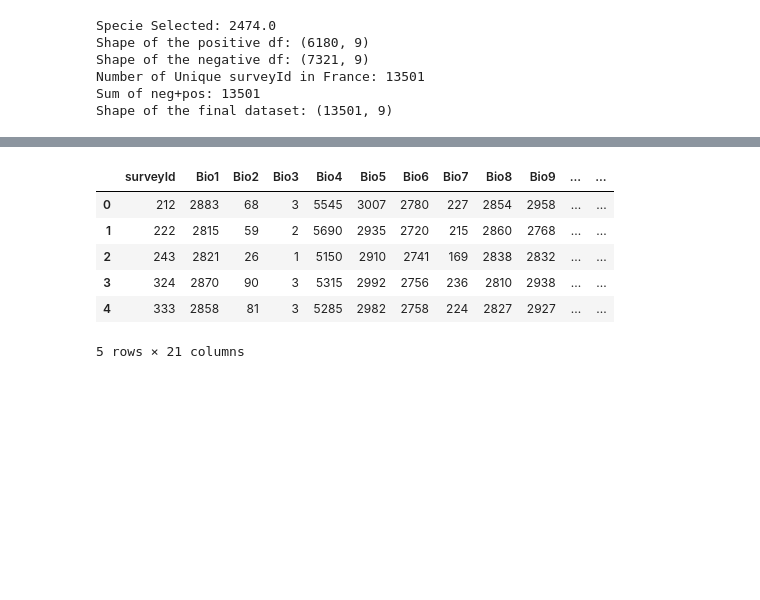
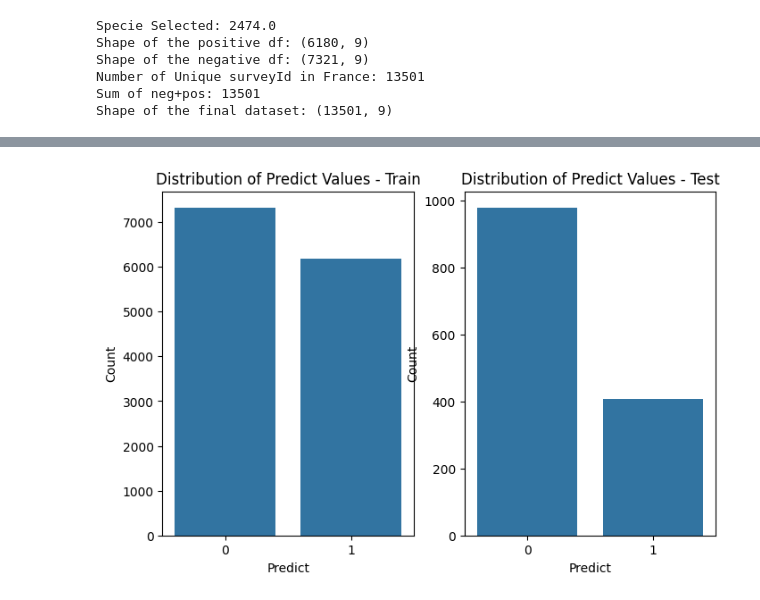
Before and after one commit to emanuel-gf/PlantNet-Species-ML-Project, a Jupyter notebook: reduce_df.ipynb, the cells around one changed output, grey strips where cells are left out. Saved outputs shown, nothing was run; the diff lists cells and outputs as text; code cells hidden in the pictures; blank space fills up the shorter version.

```diff
--- a/reduce_df.ipynb
+++ b/reduce_df.ipynb
@@ -239,10 +220,0 @@ climatic = pd.read_csv("/mnt/d/desktop/COPERNICUS/Classes/3-semester/ml/species/
-# %%
-climatic.head()
-# %% [output]
-|  | surveyId | Bio1 | Bio2 | Bio3 | Bio4 | Bio5 | Bio6 | Bio7 | Bio8 | Bio9 | ... | ... |
-| 0 | 212 | 2883 | 68 | 3 | 5545 | 3007 | 2780 | 227 | 2854 | 2958 | ... | ... |
-| 1 | 222 | 2815 | 59 | 2 | 5690 | 2935 | 2720 | 215 | 2860 | 2768 | ... | ... |
-| 2 | 243 | 2821 | 26 | 1 | 5150 | 2910 | 2741 | 169 | 2838 | 2832 | ... | ... |
-| 3 | 324 | 2870 | 90 | 3 | 5315 | 2992 | 2756 | 236 | 2810 | 2938 | ... | ... |
-| 4 | 333 | 2858 | 81 | 3 | 5285 | 2982 | 2758 | 224 | 2827 | 2927 | ... | ... |
-5 rows × 21 columns
@@ -252,0 +221,32 @@ climati
+# %%
+new_df['predict'] =new_df['contain_specie']
+# %%
+## preprocess
+new_df['predict'] =new_df['contain_specie']
+def if_else(x):
+    if int(x)==2474:
+        return 1
+    else:
+        return 0
+final_df_train['predict']= final_df_train['speciesId'].apply(lambda x: if_else(x))
+
+
+## PLOT
+fig, ax = plt.subplots(nrows=1,ncols=2,
+    figsize=(8,5),
+)
+
+counts = final_df_train['predict'].value_counts()
+sns.barplot(x=counts.index, y=counts.values, ax=ax[0])
+ax[0].set_title('Distribution of Predict Values - Train')
+ax[0].set_xlabel('Predict')
+ax[0].set_ylabel('Count')
+
+counts_t = new_df['predict'].value_counts()
+sns.barplot(x=counts_t.index, y=counts_t.values, ax=ax[1])
+ax[1].set_title('Distribution of Predict Values - Test')
+ax[1].set_xlabel('Predict')
+ax[1].set_ylabel('Count')
+plt.show()
+# %% [output]
+[figure, added]
```
Also changed, not shown: parts of 27 cells of this notebook.
